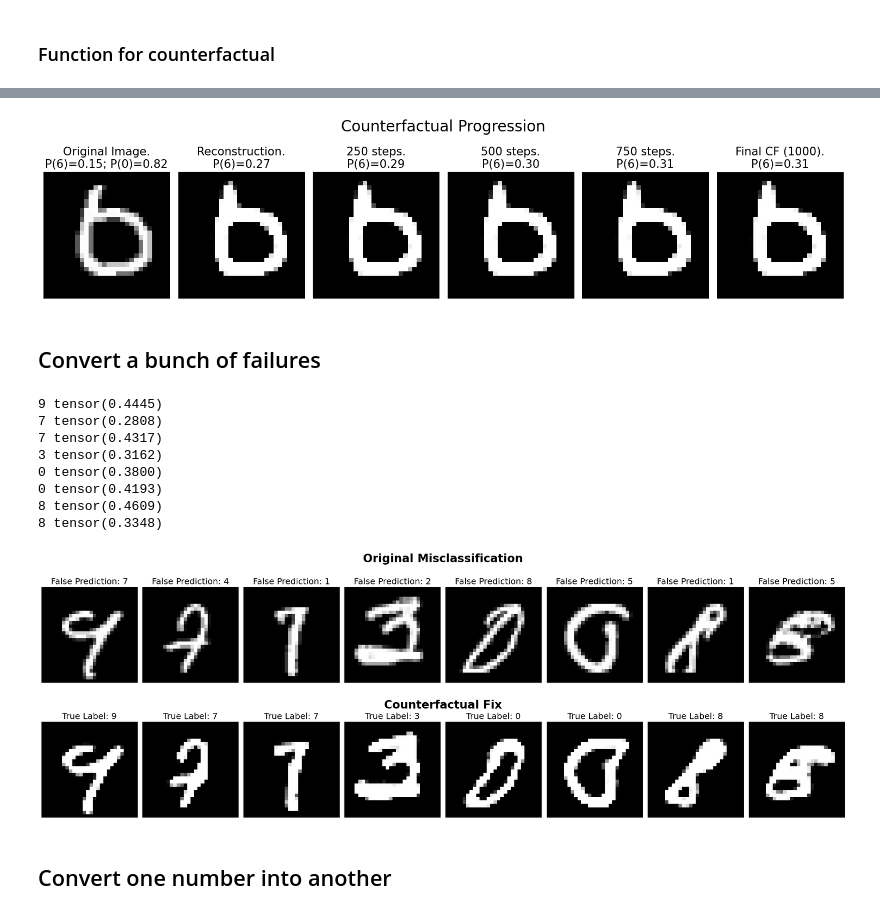
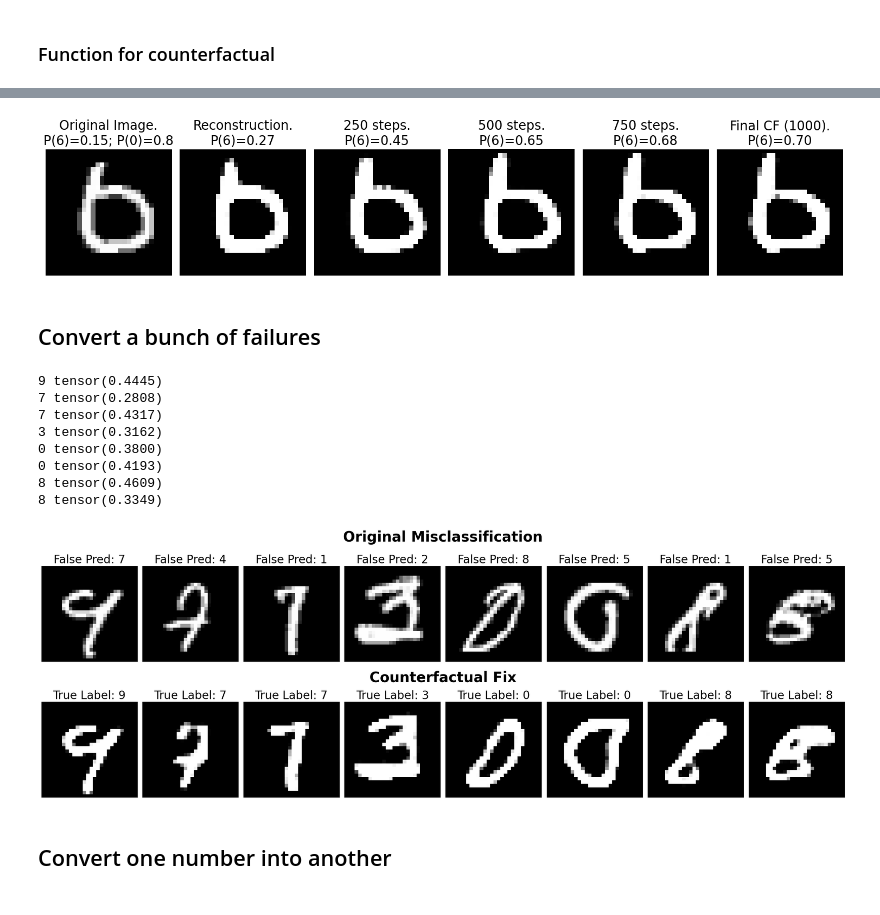
Before and after one commit to jeremy-goldwasser/counterfactual-attacks, a Jupyter notebook: MNIST/Code/mnist_autoencoder.ipynb, the cells around one changed output, grey strips where cells are left out. Drawn from its saved outputs; the diff is of its cells as text; code cells hidden in the pictures.

Commit message:
mnist figures

```diff
--- a/MNIST/Code/mnist_autoencoder.ipynb
+++ b/MNIST/Code/mnist_autoencoder.ipynb
@@ -4,7 +4,11 @@ import torch.nn as nn
 import torch.optim as optim
 import matplotlib.pyplot as plt
 
-mnist_path = './../data/mnist/'
+
+import os
+# mnist_path = /PATH/TO/MNIST/DATA/
+cfDir = os.path.expanduser("~/Desktop/Counterfactuals")
+mnist_path = os.path.join(cfDir, "data", "MNIST")
 device = torch.device("cuda" if torch.cuda.is_available() else "cpu")
 # %%
 class Autoencoder(nn.Module):
@@ -202,8 +150,9 @@ import os
 autoencoder = VAE().to(torch.device("cuda" if torch.cuda.is_available() else "cpu"))
 num_epochs = 3
 
-if os.path.exists('mnist_autoencoder_weights.pth'):# False
-    autoencoder.load_state_dict(torch.load('mnist_autoencoder_weights.pth'))
+vae_path = os.path.join(cfDir, "counterfactual-attacks", "MNIST", "Data", "mnist_autoencoder_weights.pth" )
+if os.path.exists(vae_path):
+    autoencoder.load_state_dict(torch.load(vae_path))
 else:
     # Initialize autoencoder, loss, and optimizer
     criterion = nn.MSELoss()
@@ -282,7 +231,7 @@ else:
     print(criterion(outputs, images), edge_weight * edge_penalty,  l1_weight * l1_loss)
 
     # Save model weights
-    torch.save(autoencoder.state_dict(), 'mnist_autoencoder_weights.pth')
+    torch.save(autoencoder.state_dict(), vae_path)
 # %%
 with torch.no_grad():
     train_images, _ = next(iter(train_loader))
@@ -433,7 +383,7 @@ def generate_counterfactual(generator, latent_vector, classifier, Class, thresho
     latent = latent_vector.clone().detach().requires_grad_(True)
     intermediate_ims = []
     softmax = nn.Softmax(dim=1)
-    optimizer = torch.optim.SGD([latent], lr=learning_rate)
+    optimizer = torch.optim.Adam([latent], lr=learning_rate)
     for i in range(max_n_iter):
         # Generate synthetic image
         image_recon = generator(latent)
@@ -541,38 +488,40 @@ Predictions on autoencoder output:      tensor([[52.,  0.,  1.,  0.,  0., 15., 2
 # %%
 # Choose 5 evenly spaced indices
 latent_counterfactual, _, intermediate_ims = generate_counterfactual(autoencoder.decoder, latent, classifier,
                                                                      true_class, threshold, learning_rate=.01,
                                                                      store_intermediate=True)
 
 n_images = len(intermediate_ims)
 indices = [int(i * (n_images - 1) / 4) for i in range(5)]
 
 fig, axs = plt.subplots(1, 6, figsize=(15, 4))
 
 # Original image on first axis
 axs[0].imshow(mismatch_image.squeeze(), cmap='gray')
 # axs[0].set_title(f"Original Image.\nP({true_class})={og_pred:.2f};\nP({torch.argmax(probs_og)})={probs_og.max():.2f}")
-axs[0].set_title(f"Original Image.\nP({true_class})={probs_og[0,true_class]:.2f}; P({torch.argmax(probs_og)})={probs_og.max():.2f}", fontsize=15)
+axs[0].set_title(f"Original Image.\nP({true_class})={probs_og[0,true_class]:.2f}; P({torch.argmax(probs_og)})={probs_og.max():.1f}", fontsize=17)
 axs[0].axis('off')
 
 # Progression images on remaining axes
 for i, (ax, idx) in enumerate(zip(axs[1:], indices)):
     prob = softmax(classifier(intermediate_ims[idx]))[0, true_class].item()
     ax.imshow(intermediate_ims[idx].squeeze(), cmap='gray')
     if i==0:
-        ax.set_title(f'Reconstruction.\nP({true_class})={prob:.2f}', fontsize=15)
+        ax.set_title(f'Reconstruction.\nP({true_class})={prob:.2f}', fontsize=17)
     elif i==4:
-        ax.set_title(f'Final CF ({(indices[i]+1)*50}).\nP({true_class})={prob:.2f}', fontsize=15)
+        ax.set_title(f'Final CF ({(indices[i]+1)*50}).\nP({true_class})={prob:.2f}', fontsize=17)
     else:
-        ax.set_title(f'{(indices[i]+1)*50} steps.\nP({true_class})={prob:.2f}', fontsize=15)
+        ax.set_title(f'{(indices[i]+1)*50} steps.\nP({true_class})={prob:.2f}', fontsize=17)
     ax.axis('off')
 
-plt.suptitle("Counterfactual Progression", fontsize=20)
+# plt.suptitle("Counterfactual Progression", fontsize=20)
 plt.tight_layout()
-plt.savefig("./Figures/MNIST/mnist_progression.pdf", bbox_inches="tight", format='pdf', dpi=300)
+figDir = os.path.join(cfDir, "counterfactual-attacks", "MNIST", "Figures")
+prog_path = os.path.join(figDir, "mnist_progression.pdf")
+plt.savefig(prog_path, bbox_inches="tight", format='pdf', dpi=300)
 plt.show()
 # %% [output]
-[figure, old version]
+[figure, new version]
 # %% [markdown]
 ## Convert a bunch of failures
 # %%
@@ -610,12 +559,12 @@ while n_successes < n_errors:
         # Plot original image (top row) with larger font for labels
         ax[0, n_successes].imshow(mismatch_image.squeeze(), cmap='gray')
         # ax[0, i].set_title(f"True: {true_label}\nFalse: {pred_label}", fontsize=16)
-        ax[0, n_successes].set_title(f"False Prediction: {pred_label}", fontsize=18)
+        ax[0, n_successes].set_title(f"False Pred: {pred_label}", fontsize=25)
         ax[0, n_successes].axis('off')
 
         # Plot counterfactual image (bottom row) without inner titles
         ax[1, n_successes].imshow(counterfactual.detach().squeeze(), cmap='gray')
-        ax[1, n_successes].set_title(f"True Label: {true_label}", fontsize=18)
+        ax[1, n_successes].set_title(f"True Label: {true_label}", fontsize=25)
         ax[1, n_successes].axis('off')
 
         n_successes += 1
@@ -624,12 +573,13 @@ while n_successes < n_errors:
 
 
 # Add row titles using fig.text
-fig.text(0.5, 0.96, "Original Misclassification", ha="center", fontsize=24, weight="bold")
-fig.text(0.5, 0.48, "Counterfactual Fix", ha="center", fontsize=24, weight="bold")
+fig.text(0.5, 0.96, "Original Misclassification", ha="center", fontsize=30, weight="bold")
+fig.text(0.5, 0.5, "Counterfactual Fix", ha="center", fontsize=30, weight="bold")
 
 # plt.tight_layout(rect=[0, 0, 1, 0.94])
 plt.tight_layout()
-plt.savefig("./Figures/MNIST/mnist_failure_analyses.pdf", bbox_inches="tight", format='pdf', dpi=300)
+fail_path = os.path.join(figDir, "mnist_failure_analyses.pdf")
+plt.savefig(fail_path, bbox_inches="tight", format='pdf', dpi=300)
 plt.show()
 # %% [output]
 9 tensor(0.4445)
@@ -639,7 +589,7 @@ plt.show()
 0 tensor(0.3800)
 0 tensor(0.4193)
 8 tensor(0.4609)
-8 tensor(0.3348)
+8 tensor(0.3349)
-[figure, old version]
+[figure, new version]
 # %% [markdown]
 ## Convert one number into another
```
Also changed, not shown: parts of 10 cells of this notebook, 16 other files.
